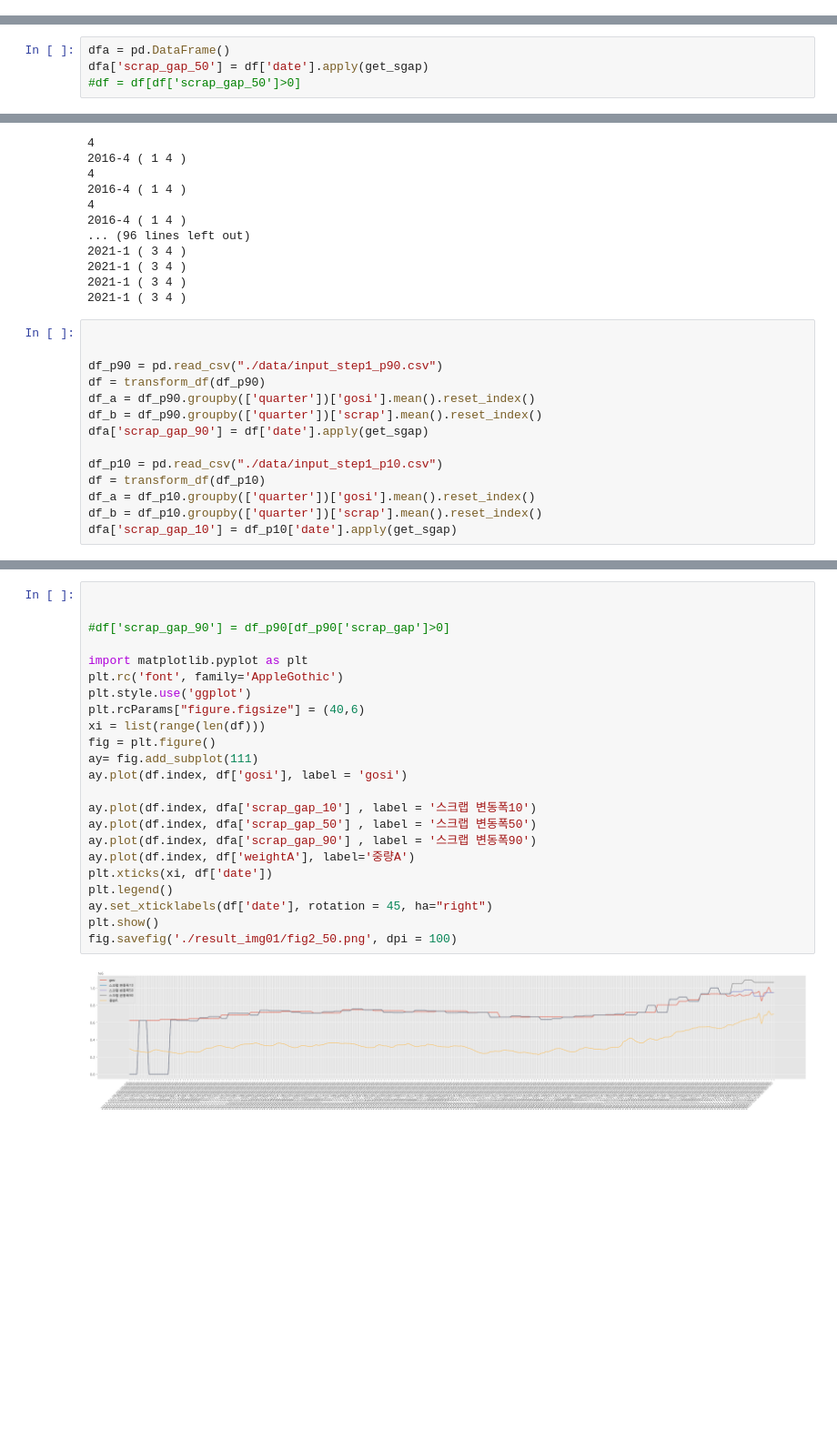
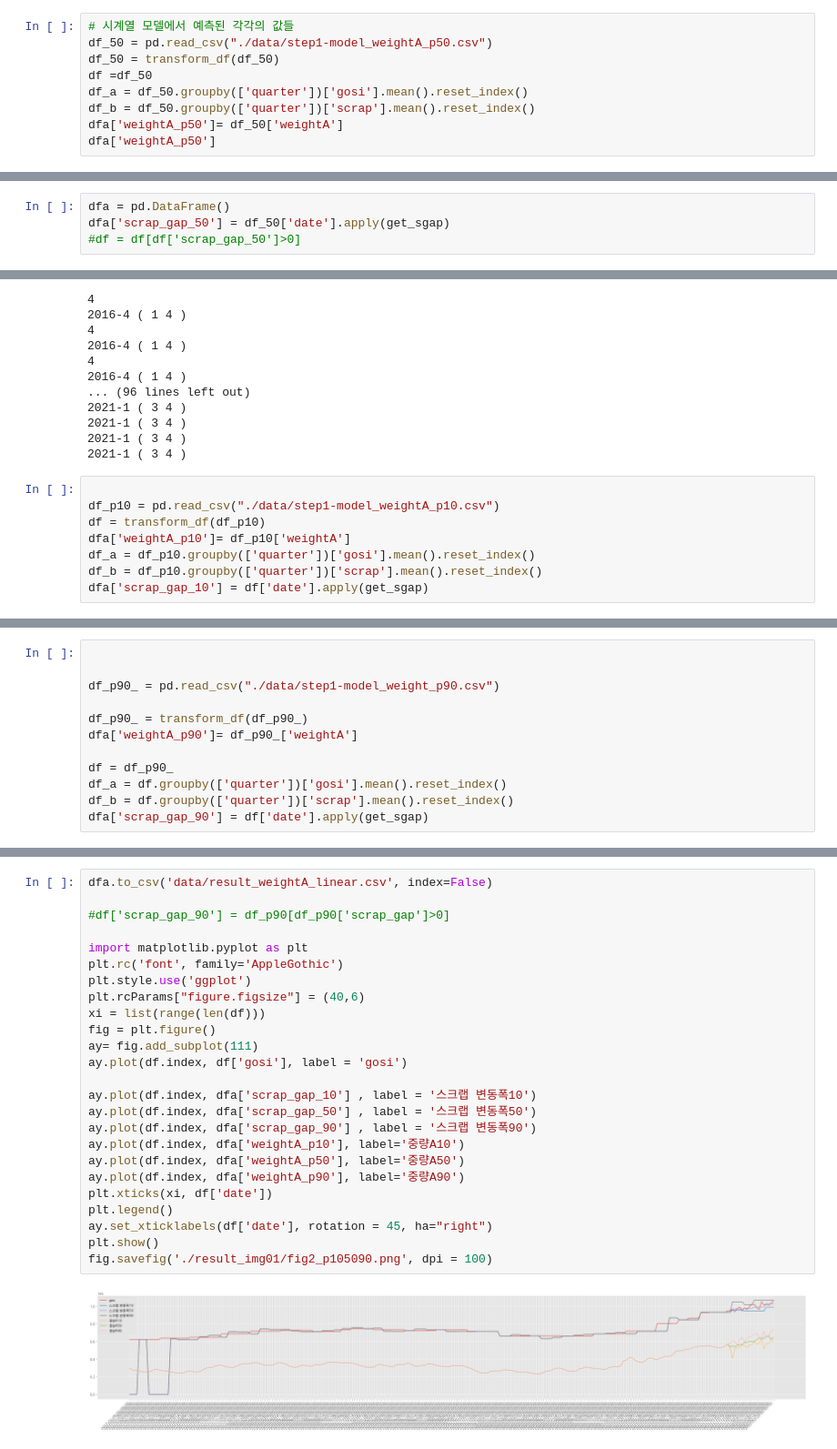
Before and after one commit to imsumin018/steelprice, a Jupyter notebook: ee01_step3_with_model_weightA.ipynb, the cells around one changed output, grey strips where cells are left out. Shown: that part at 91% size. Drawn from its saved outputs; the diff is of its cells as text; blank space fills up the shorter version.

Commit message:
Add step 3

```diff
--- a/ee01_step3_with_model_weightA.ipynb
+++ b/ee01_step3_with_model_weightA.ipynb
@@ -171,0 +337,9 @@ def get_sgap(row):
+# %%
+# 시계열 모델에서 예측된 각각의 값들
+df_50 = pd.read_csv("./data/step1-model_weightA_p50.csv")
+df_50 = transform_df(df_50)
+df =df_50
+df_a = df_50.groupby(['quarter'])['gosi'].mean().reset_index()
+df_b = df_50.groupby(['quarter'])['scrap'].mean().reset_index()
+dfa['weightA_p50']= df_50['weightA']
+dfa['weightA_p50']
@@ -172,6 +364,6 @@ def get_sgap(row):
 # %%
 dfa = pd.DataFrame()
-dfa['scrap_gap_50'] = df['date'].apply(get_sgap)
+dfa['scrap_gap_50'] = df_50['date'].apply(get_sgap)
 #df = df[df['scrap_gap_50']>0]
 # %% [output]
 2016-1 ( 3 4 )
@@ -193,18 +385,12 @@ dfa['scrap_gap_50'] = df['date'].apply(get_sgap)
 2021-1 ( 3 4 )
 # %%
 
-
-df_p90 = pd.read_csv("./data/input_step1_p90.csv")
-df = transform_df(df_p90)
-df_a = df_p90.groupby(['quarter'])['gosi'].mean().reset_index()
-df_b = df_p90.groupby(['quarter'])['scrap'].mean().reset_index()
-dfa['scrap_gap_90'] = df['date'].apply(get_sgap)
-
-df_p10 = pd.read_csv("./data/input_step1_p10.csv")
+df_p10 = pd.read_csv("./data/step1-model_weightA_p10.csv")
 df = transform_df(df_p10)
+dfa['weightA_p10']= df_p10['weightA']
 df_a = df_p10.groupby(['quarter'])['gosi'].mean().reset_index()
 df_b = df_p10.groupby(['quarter'])['scrap'].mean().reset_index()
-dfa['scrap_gap_10'] = df_p10['date'].apply(get_sgap)
+dfa['scrap_gap_10'] = df['date'].apply(get_sgap)
 # %% [output]
 2016-1 ( 3 4 )
 2016-1 ( 3 4 )
@@ -223,3 +409,15 @@ dfa['scrap_gap_10'] = df_p10['date'].apply(get_sgap)
 2021-1 ( 3 4 )
 2021-1 ( 3 4 )
 2021-1 ( 3 4 )
+# %%
+
+
+df_p90_ = pd.read_csv("./data/step1-model_weight_p90.csv")
+
+df_p90_ = transform_df(df_p90_)
+dfa['weightA_p90']= df_p90_['weightA']
+
+df = df_p90_
+df_a = df.groupby(['quarter'])['gosi'].mean().reset_index()
+df_b = df.groupby(['quarter'])['scrap'].mean().reset_index()
+dfa['scrap_gap_90'] = df['date'].apply(get_sgap)
@@ -226,25 +442,27 @@ dfa['scrap_gap_10'] = df_p10['date'].apply(get_sgap)
 # %%
-
+dfa.to_csv('data/result_weightA_linear.csv', index=False)
 
 #df['scrap_gap_90'] = df_p90[df_p90['scrap_gap']>0]
 
 import matplotlib.pyplot as plt
 plt.rc('font', family='AppleGothic')
 plt.style.use('ggplot')
 plt.rcParams["figure.figsize"] = (40,6)
 xi = list(range(len(df)))
 fig = plt.figure()
 ay= fig.add_subplot(111)
 ay.plot(df.index, df['gosi'], label = 'gosi')
 
 ay.plot(df.index, dfa['scrap_gap_10'] , label = '스크랩 변동폭10')
 ay.plot(df.index, dfa['scrap_gap_50'] , label = '스크랩 변동폭50')
 ay.plot(df.index, dfa['scrap_gap_90'] , label = '스크랩 변동폭90')
-ay.plot(df.index, df['weightA'], label='중량A')
+ay.plot(df.index, dfa['weightA_p10'], label='중량A10')
+ay.plot(df.index, dfa['weightA_p50'], label='중량A50')
+ay.plot(df.index, dfa['weightA_p90'], label='중량A90')
 plt.xticks(xi, df['date'])
 plt.legend()
 ay.set_xticklabels(df['date'], rotation = 45, ha="right")
 plt.show()
-fig.savefig('./result_img01/fig2_50.png', dpi = 100)
+fig.savefig('./result_img01/fig2_p105090.png', dpi = 100)
 # %% [output]
-[figure, old version]
+[figure, new version]
```
Also changed, not shown: parts of 13 cells of this notebook, 9 other files.
